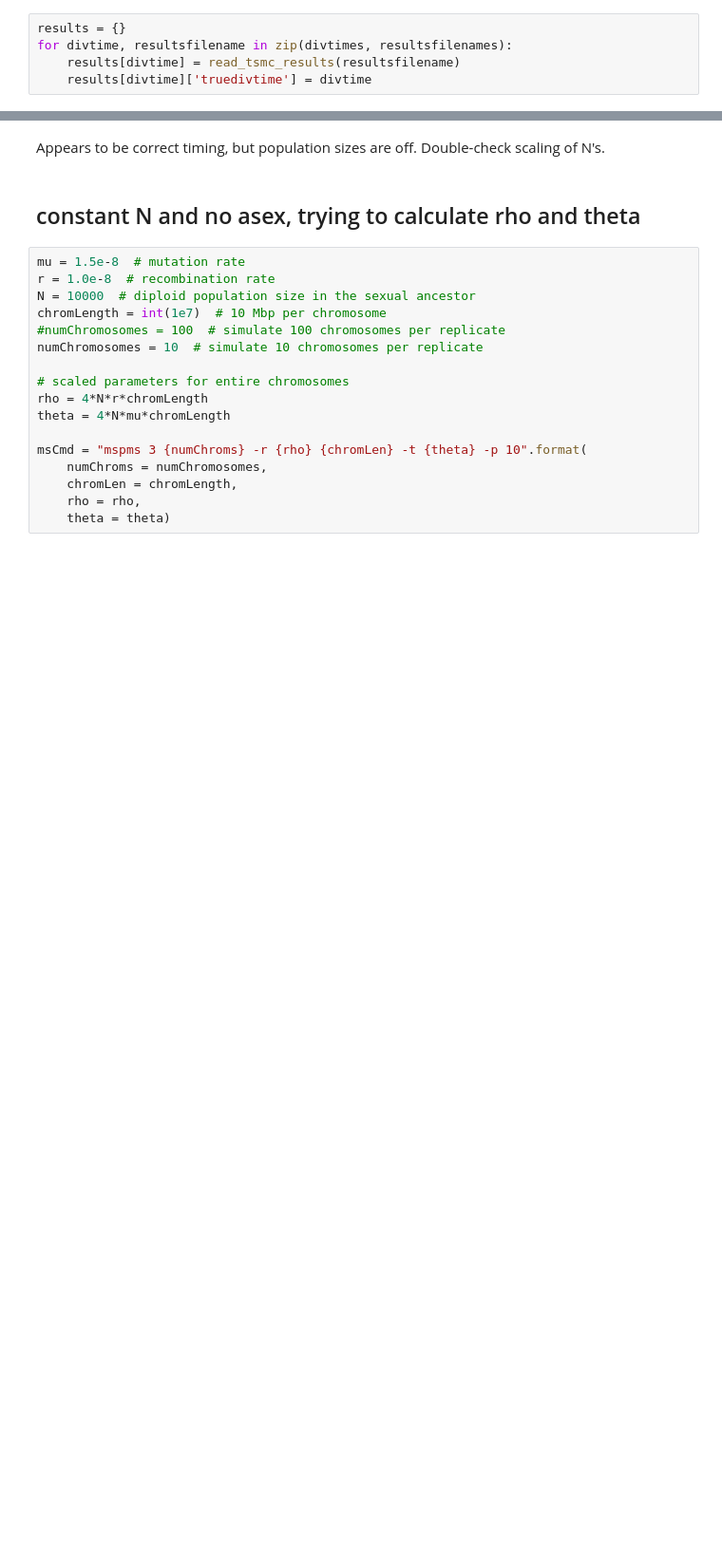
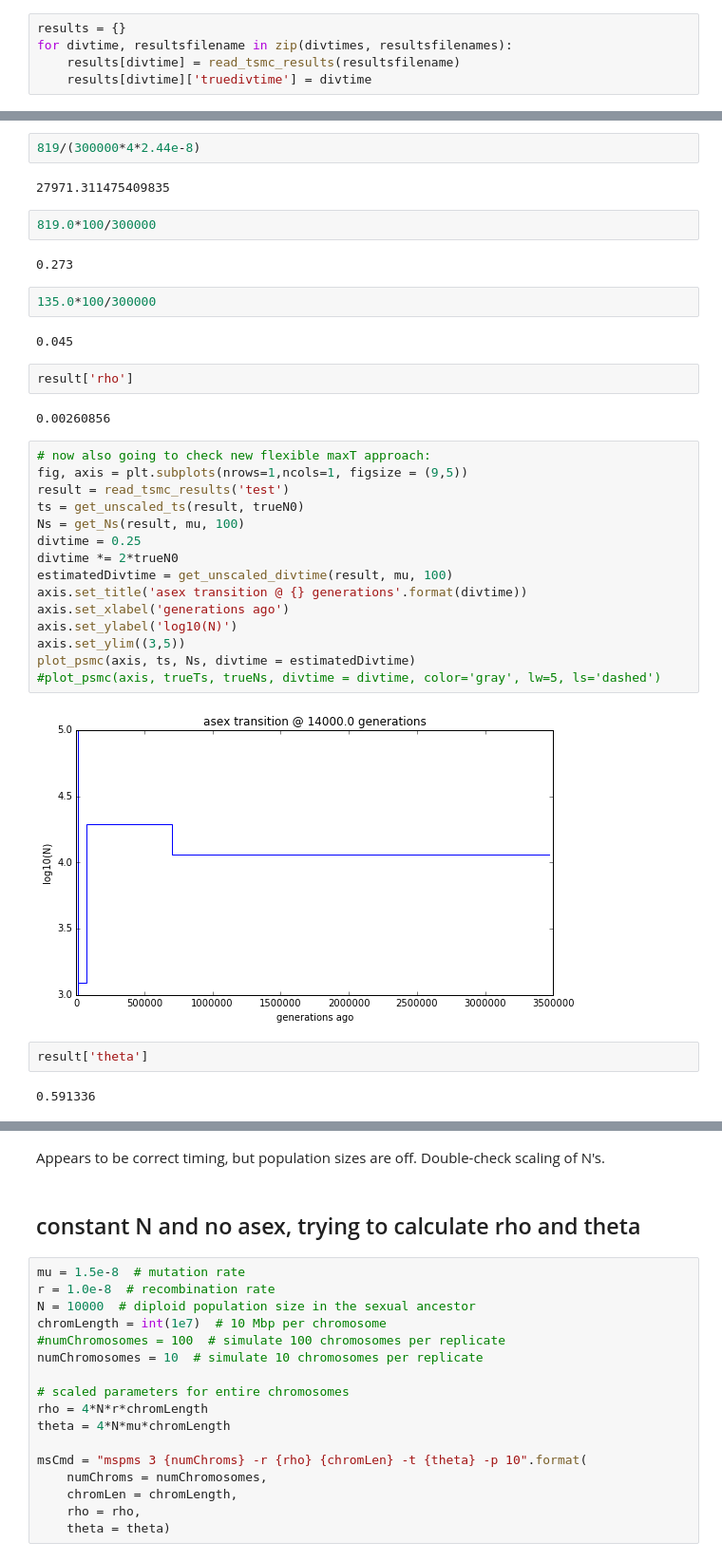
Before and after one commit to ammodramus/tsmc, a Jupyter notebook: snail_sims.ipynb, the cells around one changed output, grey strips where cells are left out. Shown at 95% size. Cells and saved outputs as stored; diff of their text form; blank space fills up the shorter version.

Commit message:
update, looking at test cases for triploid and div

```diff
--- a/snail_sims.ipynb
+++ b/snail_sims.ipynb
@@ -1651,0 +1674,37 @@ for colIdx, divtime in enumerate(divtimes):
+# %%
+819/(300000*4*2.44e-8)
+# %% [output]
+27971.311475409835
+# %%
+819.0*100/300000
+# %% [output]
+0.273
+# %%
+135.0*100/300000
+# %% [output]
+0.045
+# %%
+result['rho']
+# %% [output]
+0.00260856
+# %%
+# now also going to check new flexible maxT approach:
+fig, axis = plt.subplots(nrows=1,ncols=1, figsize = (9,5))
+result = read_tsmc_results('test')
+ts = get_unscaled_ts(result, trueN0)
+Ns = get_Ns(result, mu, 100)
+divtime = 0.25
+divtime *= 2*trueN0
+estimatedDivtime = get_unscaled_divtime(result, mu, 100)
+axis.set_title('asex transition @ {} generations'.format(divtime))
+axis.set_xlabel('generations ago')
+axis.set_ylabel('log10(N)')
+axis.set_ylim((3,5))
+plot_psmc(axis, ts, Ns, divtime = estimatedDivtime)
+#plot_psmc(axis, trueTs, trueNs, divtime = divtime, color='gray', lw=5, ls='dashed')
+# %% [output]
+[figure, added]
+# %%
+result['theta']
+# %% [output]
+0.591336
```
Also changed, not shown: parts of 12 cells of this notebook.
